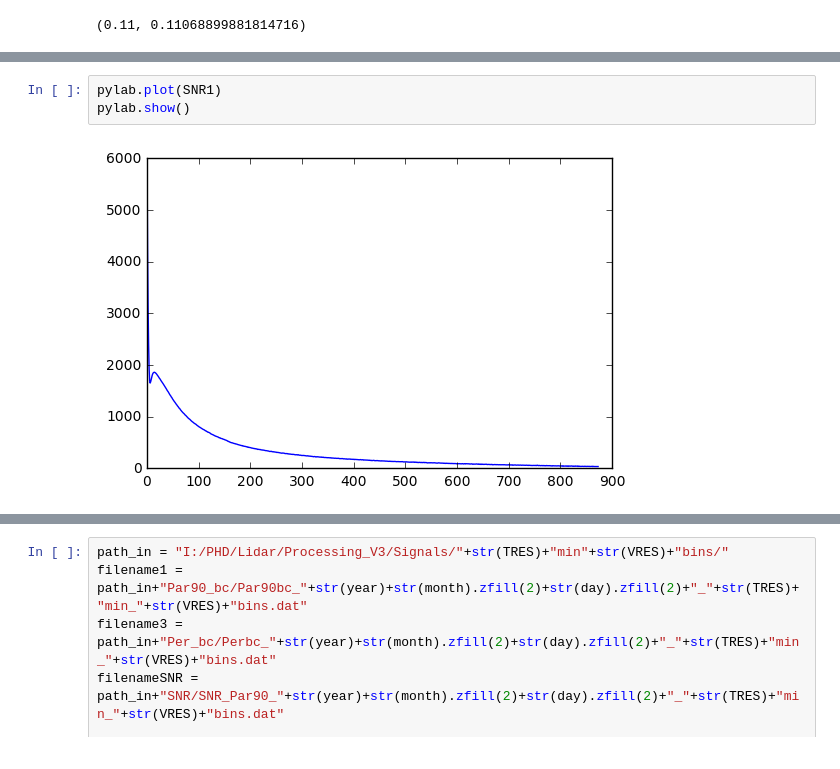
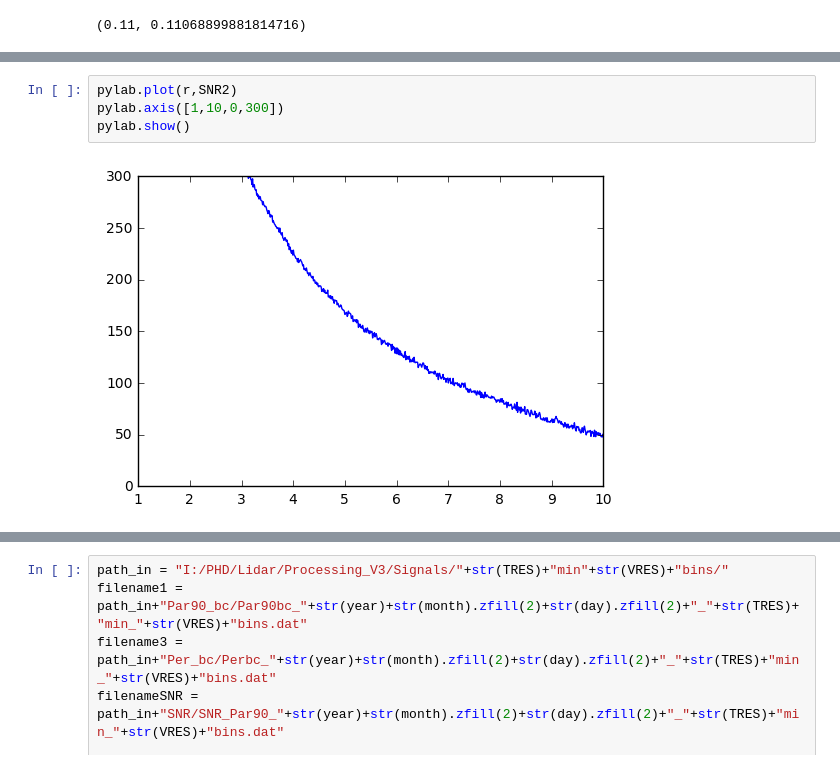
Before and after one commit to cduranalarcon/Lidar_DDU, a Jupyter notebook: Notebooks/System_calibration.ipynb, the cells around one changed output, grey strips where cells are left out. Cells and saved outputs as stored; diff of their text form.

```diff
--- a/Notebooks/System_calibration.ipynb
+++ b/Notebooks/System_calibration.ipynb
@@ -158,5 +226,6 @@ print K1,K2,K3,K4,K5,K
 # %%
-pylab.plot(SNR1)
+pylab.plot(r,SNR2)
+pylab.axis([1,10,0,300])
 pylab.show()
 # %% [output]
-[figure, old version]
+[figure, new version]
```
Also changed, not shown: parts of 6 cells of this notebook.
